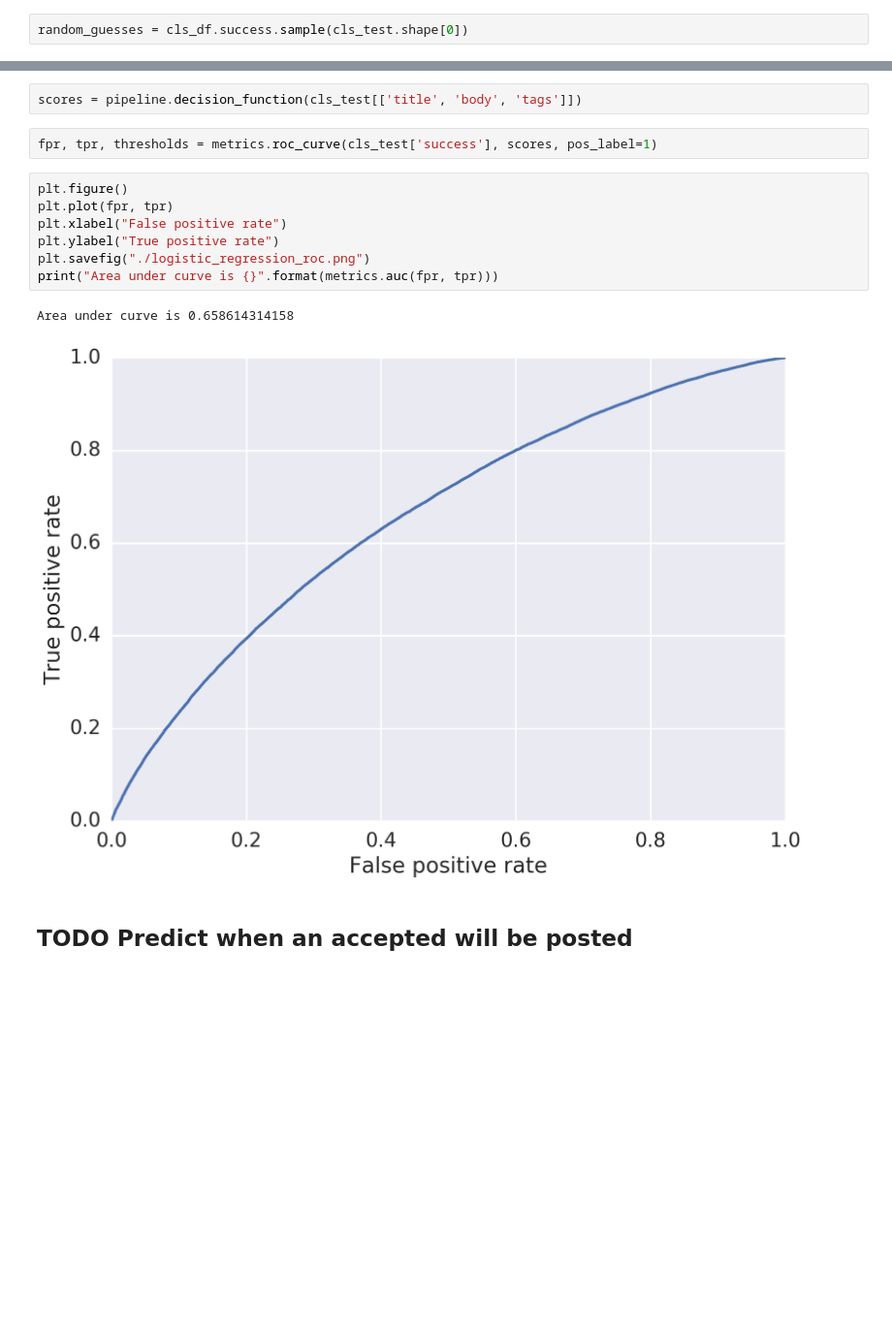
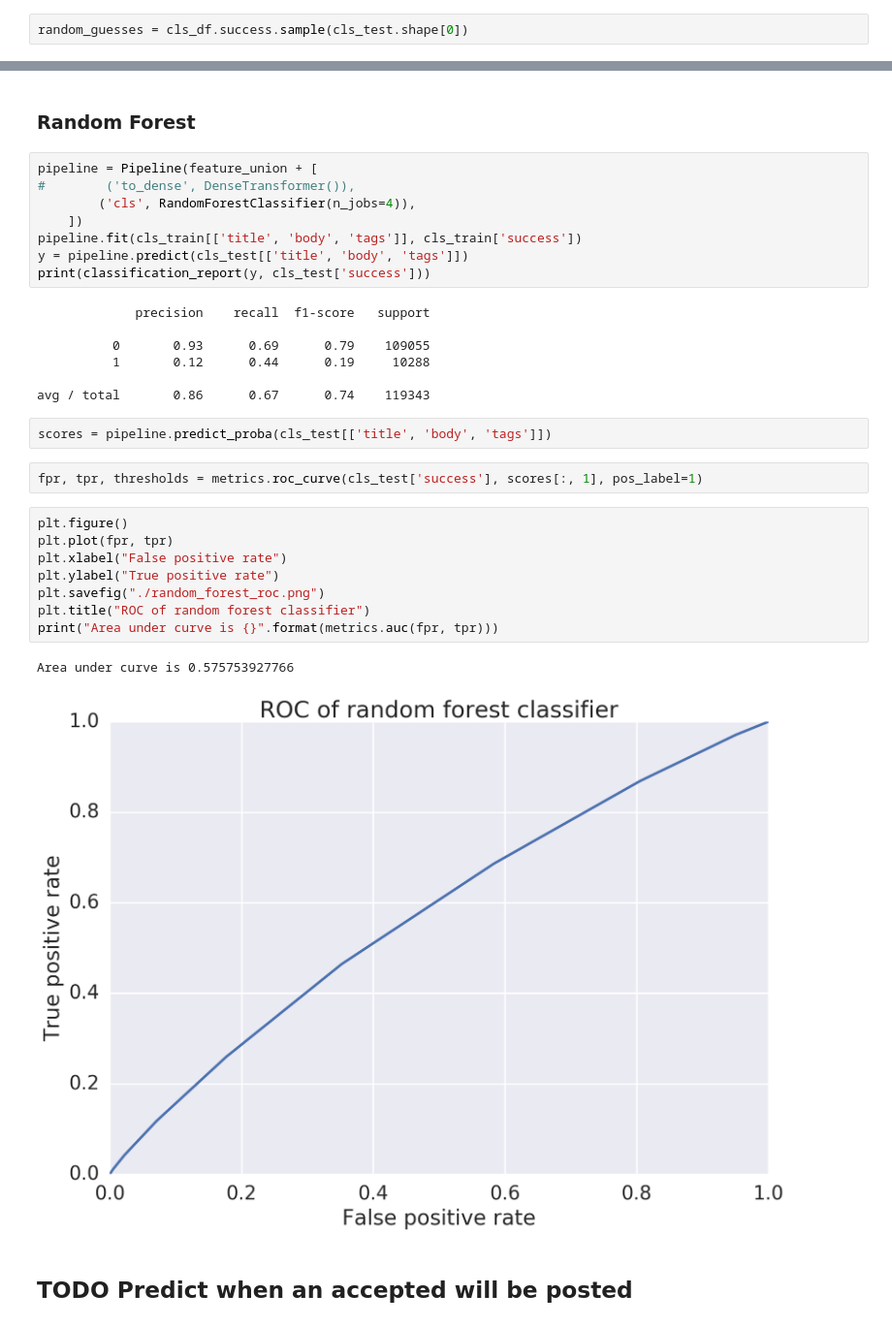
Before and after one commit to EricTing/WhenStackStopsOverFlow, a Jupyter notebook: Feature Engineering.ipynb, the cells around one changed output, grey strips where cells are left out. Shown: that part at 97% size. Drawn from its saved outputs; the diff is of its cells as text; blank space fills up the shorter version.

Commit message:
tried the LogisticRegression and RandomForestClassifier
	modified:   Feature Engineering.ipynb

```diff
--- a/Feature Engineering.ipynb
+++ b/Feature Engineering.ipynb
@@ -230,17 +247,35 @@ avg / total       0.56      0.56      0.56    119343
+# %% [markdown]
+### Random Forest
+# %%
+pipeline = Pipeline(feature_union + [
+#        ('to_dense', DenseTransformer()),
+        ('cls', RandomForestClassifier(n_jobs=4)),
+    ])
+pipeline.fit(cls_train[['title', 'body', 'tags']], cls_train['success'])
+y = pipeline.predict(cls_test[['title', 'body', 'tags']])
+print(classification_report(y, cls_test['success']))
+# %% [output]
+             precision    recall  f1-score   support
+
+          0       0.93      0.69      0.79    109055
+          1       0.12      0.44      0.19     10288
+
+avg / total       0.86      0.67      0.74    119343
 # %%
-scores = pipeline.decision_function(cls_test[['title', 'body', 'tags']])
+scores = pipeline.predict_proba(cls_test[['title', 'body', 'tags']])
 # %%
-fpr, tpr, thresholds = metrics.roc_curve(cls_test['success'], scores, pos_label=1)
+fpr, tpr, thresholds = metrics.roc_curve(cls_test['success'], scores[:, 1], pos_label=1)
 # %%
 plt.figure()
 plt.plot(fpr, tpr)
 plt.xlabel("False positive rate")
 plt.ylabel("True positive rate")
-plt.savefig("./logistic_regression_roc.png")
+plt.savefig("./random_forest_roc.png")
+plt.title("ROC of random forest classifier")
 print("Area under curve is {}".format(metrics.auc(fpr, tpr)))
 # %% [output]
-Area under curve is 0.658614314158
+Area under curve is 0.575753927766
-[figure, old version]
+[figure, new version]
 # %% [markdown]
 ## TODO Predict when an accepted will be posted
 # %%
```
Also changed, not shown: parts of 7 cells of this notebook.
